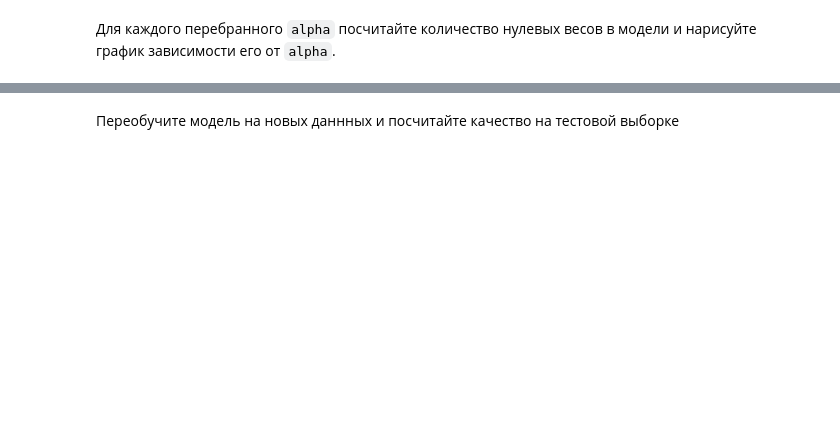
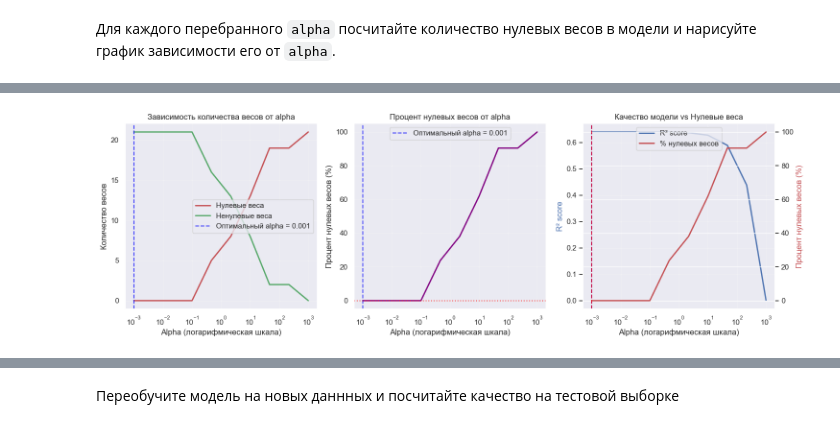
Before and after one commit to kuskas112/Labs, a Jupyter notebook: Машинное обучение/lab2/LR2_eda_linregr.ipynb, the cells around one changed output, grey strips where cells are left out. Drawn from its saved outputs; the diff is of its cells as text; code cells hidden in the pictures; blank space fills up the shorter version.

```diff
--- a/Машинное обучение/lab2/LR2_eda_linregr.ipynb
+++ b/Машинное обучение/lab2/LR2_eda_linregr.ipynb
@@ -941,0 +1573,99 @@ RMSE: 3115.22
+# %%
+X_train_preprocessed = preprocessor.fit_transform(X_train)
+
+zero_weights_counts = []
+non_zero_counts = []
+
+print("=== ПОДСЧЕТ НУЛЕВЫХ ВЕСОВ ДЛЯ РАЗНЫХ ALPHA ===")
+
+for alpha in alphas:
+    lasso = Lasso(alpha=alpha, random_state=42, max_iter=10000)
+    lasso.fit(X_train_preprocessed, y_train)
+
+    zero_weights = np.sum(lasso.coef_ == 0)
+    non_zero_weights = np.sum(lasso.coef_ != 0)
+    total_weights = len(lasso.coef_)
+
+    zero_weights_counts.append(zero_weights)
+    non_zero_counts.append(non_zero_weights)
+
+    if alpha in [alphas[0], alphas[len(alphas)//2], alphas[-1]]:
+        print(f"alpha = {alpha:.4f}: {zero_weights} нулевых весов из {total_weights} ({zero_weights/total_weights*100:.1f}%)")
+
+plt.figure(figsize=(15, 5))
+
+# График 1: Количество нулевых весов
+plt.subplot(1, 3, 1)
+plt.semilogx(alphas, zero_weights_counts, 'r-', linewidth=2, label='Нулевые веса')
+plt.semilogx(alphas, non_zero_counts, 'g-', linewidth=2, label='Ненулевые веса')
+plt.axvline(best_alpha_lasso, color='blue', linestyle='--', alpha=0.7,
+           label=f'Оптимальный alpha = {best_alpha_lasso:.3f}')
+plt.xlabel('Alpha (логарифмическая шкала)')
+plt.ylabel('Количество весов')
+plt.title('Зависимость количества весов от alpha')
+plt.legend()
+plt.grid(True, alpha=0.3)
+
+# График 2: Процент нулевых весов
+plt.subplot(1, 3, 2)
+percent_zero = [zero/total_weights*100 for zero, total in zip(zero_weights_counts, [total_weights]*len(alphas))]
+plt.semilogx(alphas, percent_zero, 'purple', linewidth=2)
+plt.axvline(best_alpha_lasso, color='blue', linestyle='--', alpha=0.7,
+           label=f'Оптимальный alpha = {best_alpha_lasso:.3f}')
+plt.axhline(percent_zero[np.where(alphas == best_alpha_lasso)[0][0]], color='red', linestyle=':', alpha=0.7)
+plt.xlabel('Alpha (логарифмическая шкала)')
+plt.ylabel('Процент нулевых весов (%)')
+plt.title('Процент нулевых весов от alpha')
+plt.legend()
+plt.grid(True, alpha=0.3)
+
+# График 3: Совмещенный график - качество и нулевые веса
+plt.subplot(1, 3, 3)
+ax1 = plt.gca()
+ax2 = ax1.twinx()
+
+# Качество модели (R²)
+line1 = ax1.semilogx(alphas, lasso_scores, 'b-', linewidth=2, label='R² score')
+ax1.axvline(best_alpha_lasso, color='blue', linestyle='--', alpha=0.7)
+
+# Нулевые веса
+line2 = ax2.semilogx(alphas, percent_zero, 'r-', linewidth=2, label='% нулевых весов')
+ax2.axvline(best_alpha_lasso, color='red', linestyle='--', alpha=0.7)
+
+ax1.set_xlabel('Alpha (логарифмическая шкала)')
+ax1.set_ylabel('R² score', color='b')
+ax2.set_ylabel('Процент нулевых весов (%)', color='r')
+
+lines = line1 + line2
+labels = [l.get_label() for l in lines]
+ax1.legend(lines, labels, loc='upper center')
+
+plt.title('Качество модели vs Нулевые веса')
+ax1.grid(True, alpha=0.3)
+
+plt.tight_layout()
+plt.show()
+
+print(f"\n=== АНАЛИЗ ДЛЯ ОПТИМАЛЬНОГО ALPHA ({best_alpha_lasso:.4f}) ===")
+optimal_lasso = Lasso(alpha=best_alpha_lasso, random_state=42, max_iter=10000)
+optimal_lasso.fit(X_train_preprocessed, y_train)
+
+zero_weights_optimal = np.sum(optimal_lasso.coef_ == 0)
+non_zero_optimal = np.sum(optimal_lasso.coef_ != 0)
+total_weights = len(optimal_lasso.coef_)
+
+print(f"Нулевые веса: {zero_weights_optimal} из {total_weights} ({zero_weights_optimal/total_weights*100:.1f}%)")
+print(f"Ненулевые веса: {non_zero_optimal} из {total_weights} ({non_zero_optimal/total_weights*100:.1f}%)")
+
+# 5. Анализ самых важных признаков при оптимальном alpha
+feature_names = []
+# Числовые признаки
+feature_names.extend(numerical_features)
+# Категориальные признаки после OneHot
+for i, feature in enumerate(categorical_features):
+    categories = preprocessor.named_transformers_['cat'].categories_[i]
+    for j in range(1, len(categories)):  # начинаем с 1 из-за drop='first'
+        feature_names.append(f"{feature}_{categories[j]}")
+plt.tight_layout()
+plt.show()
+# %% [output]
@@ -941,0 +1676 @@ RMSE: 3115.22
+[figure, added]
```
Also changed, not shown: parts of 30 cells of this notebook, 3 other files.
